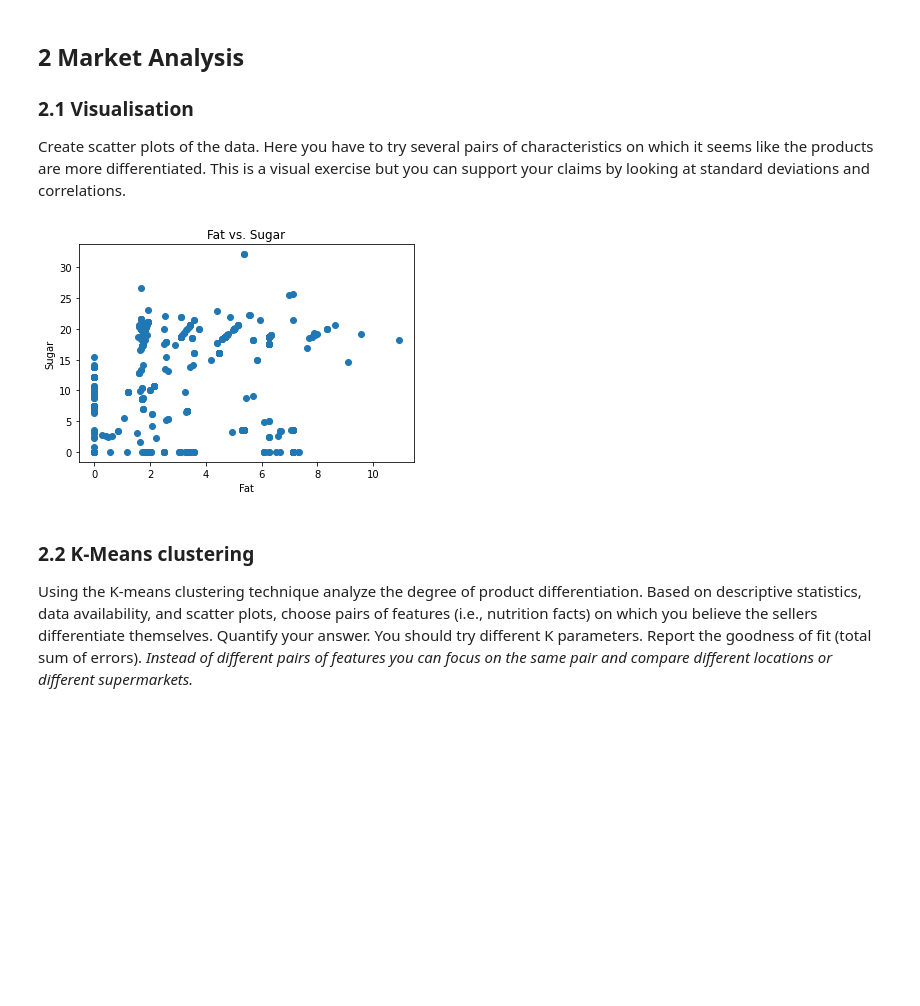
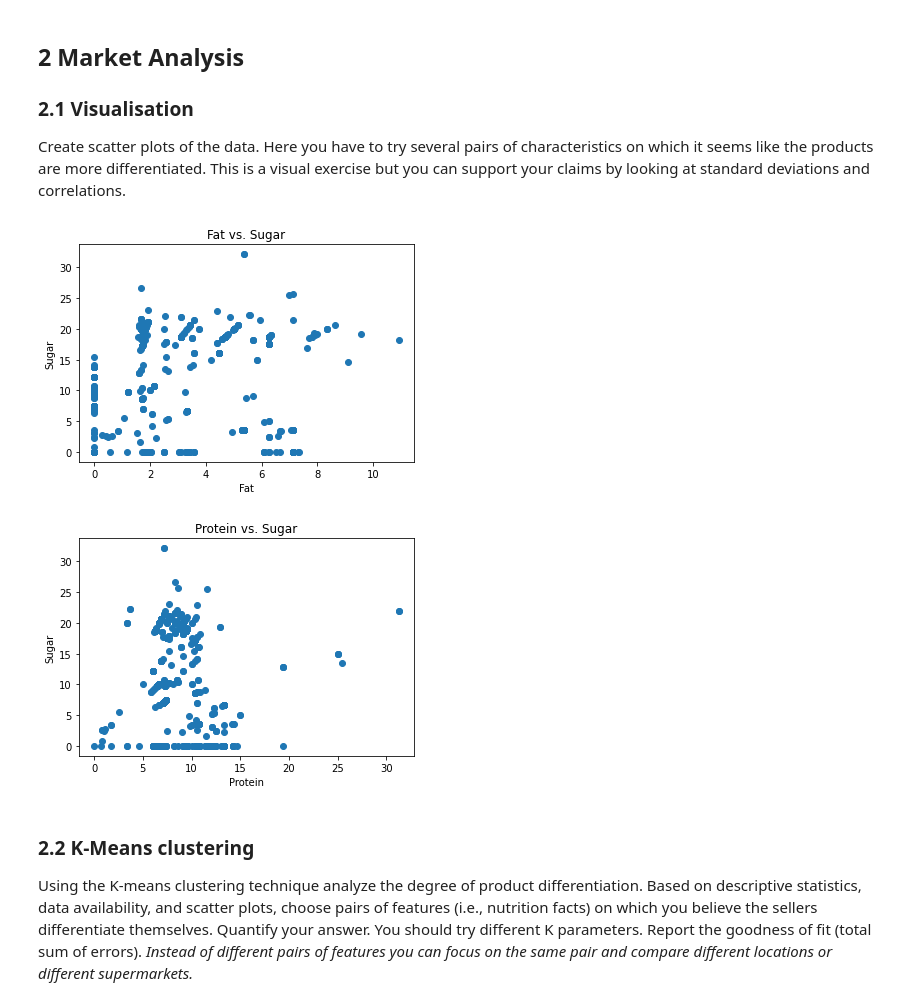
Before and after one commit to joshuamcurtis/Cereal_Project, a Jupyter notebook: Cereal Project.ipynb, the cells around one changed output. Drawn from its saved outputs; the diff is of its cells as text; code cells hidden in the pictures; blank space fills up the shorter version.

Commit message:
Added Protein v. Sugar scatter plot

```diff
--- a/Cereal Project.ipynb
+++ b/Cereal Project.ipynb
@@ -181,15 +181,23 @@ Cereals.describe()
 ## 2 Market Analysis
 ### 2.1 Visualisation
 Create scatter plots of the data. Here you have to try several pairs of characteristics on which it seems like the products are more differentiated. This is a visual exercise but you can support your claims by looking at standard deviations and correlations.
-# %%
-plt.scatter(Cereals['FAT'], Cereals['SUGAR'])
-plt.title("Fat vs. Sugar")
-plt.xlabel("Fat")
-plt.ylabel("Sugar")
-
-plt.show()
-# %% [output]
-[figure, removed]
+# %%
+plt.scatter(Cereals['FAT'], Cereals['SUGAR'])
+plt.title("Fat vs. Sugar")
+plt.xlabel("Fat")
+plt.ylabel("Sugar")
+
+plt.show()
+
+plt.scatter(Cereals['PROCNT'], Cereals['SUGAR'])
+plt.title("Protein vs. Sugar")
+plt.xlabel("Protein")
+plt.ylabel("Sugar")
+
+plt.show()
+# %% [output]
+[figure, added]
+[figure, added]
 # %% [markdown]
 ### 2.2 K-Means clustering
 Using the K-means clustering technique analyze the degree of product differentiation. Based on descriptive statistics, data availability, and scatter plots, choose pairs of features (i.e., nutrition facts) on which you believe the sellers differentiate themselves. Quantify your answer. You should try different K parameters. Report the goodness of fit (total sum of errors). *Instead of different pairs of features you can focus on the same pair and compare different locations or different supermarkets.*
```
Also changed, not shown: parts of 2 cells of this notebook.
